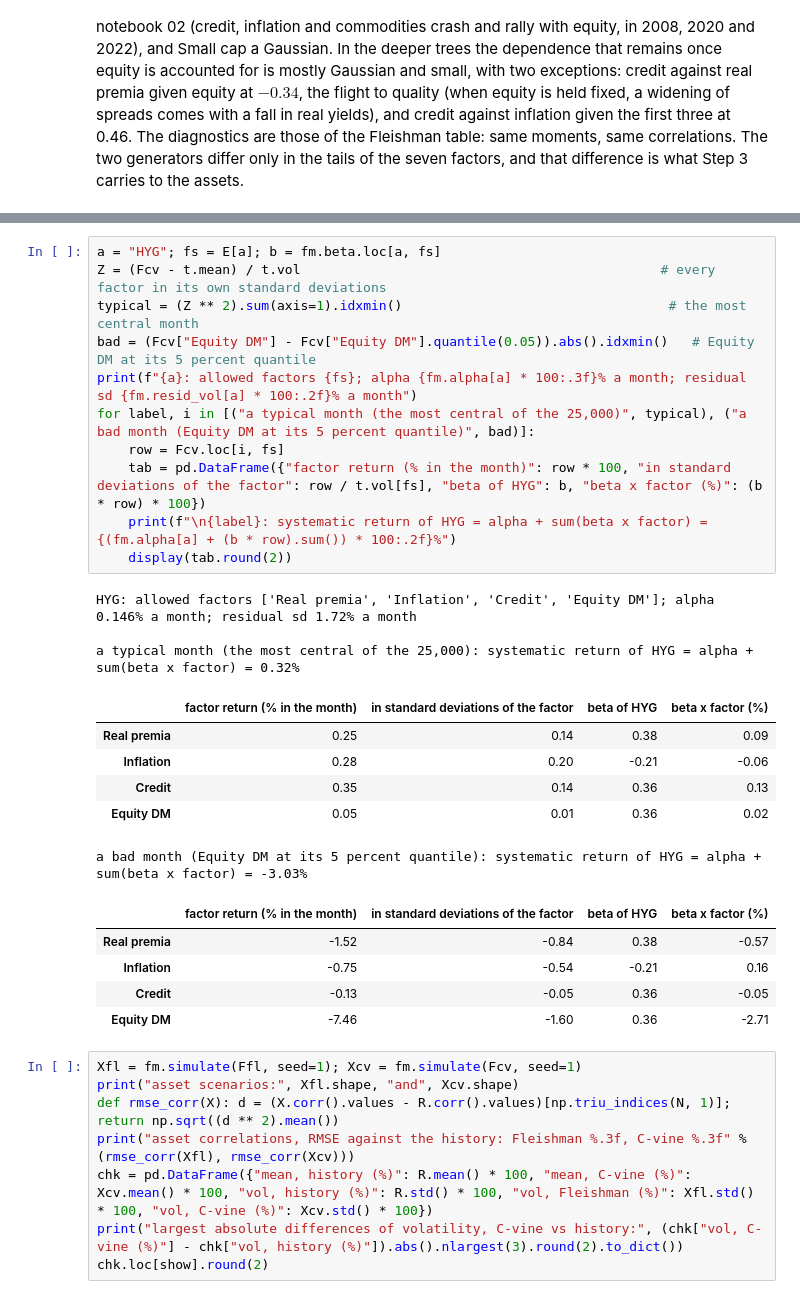
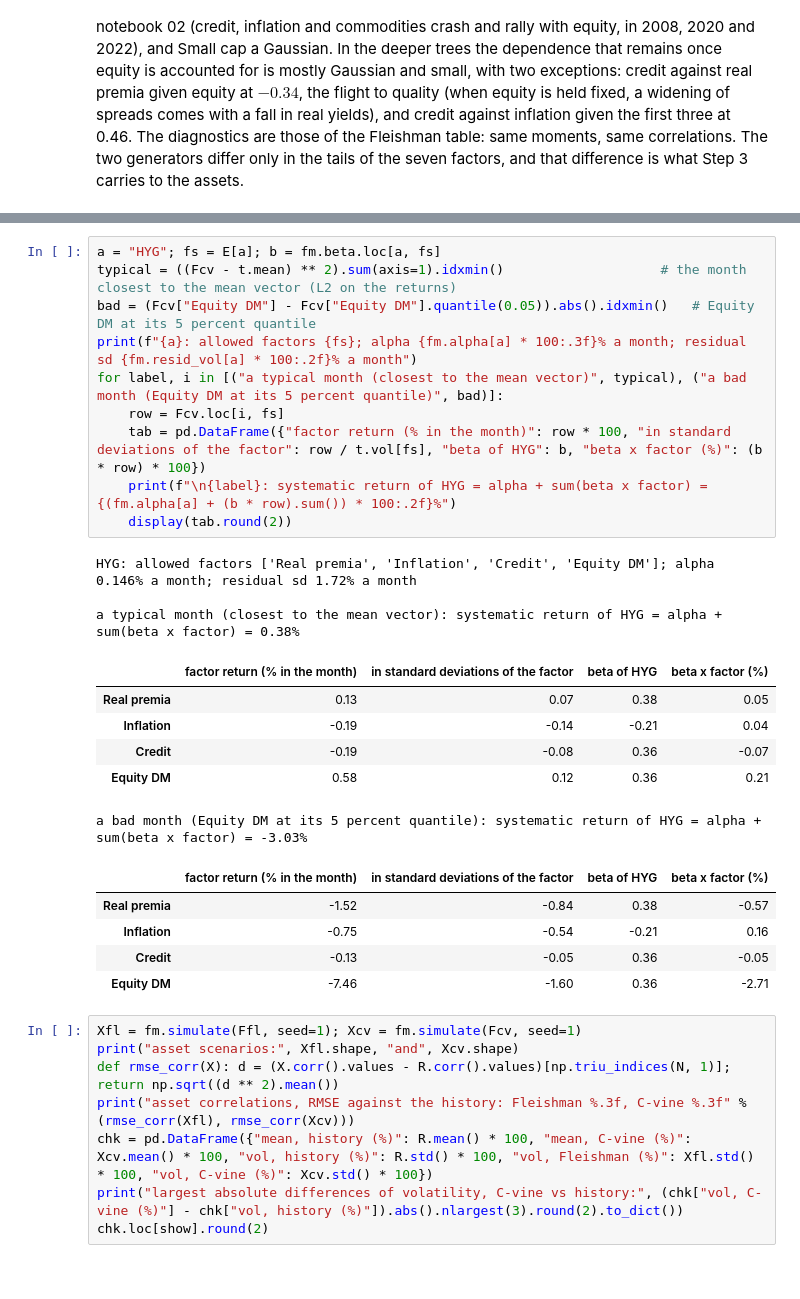
Before and after one commit to mamadouyamar/CVineMarketGen, a Jupyter notebook: examples/03_many_assets_factors.ipynb, the cells around one changed output, grey strips where cells are left out. Drawn from its saved outputs; the diff is of its cells as text.

```diff
--- a/examples/03_many_assets_factors.ipynb
+++ b/examples/03_many_assets_factors.ipynb
@@ -474,23 +476,22 @@ factors it loads on.
 # %%
 a = "HYG"; fs = E[a]; b = fm.beta.loc[a, fs]
-Z = (Fcv - t.mean) / t.vol                                              # every factor in its own standard deviations
-typical = (Z ** 2).sum(axis=1).idxmin()                                  # the most central month
+typical = ((Fcv - t.mean) ** 2).sum(axis=1).idxmin()                    # the month closest to the mean vector (L2 on the returns)
 bad = (Fcv["Equity DM"] - Fcv["Equity DM"].quantile(0.05)).abs().idxmin()   # Equity DM at its 5 percent quantile
 print(f"{a}: allowed factors {fs}; alpha {fm.alpha[a] * 100:.3f}% a month; residual sd {fm.resid_vol[a] * 100:.2f}% a month")
-for label, i in [("a typical month (the most central of the 25,000)", typical), ("a bad month (Equity DM at its 5 percent quantile)", bad)]:
+for label, i in [("a typical month (closest to the mean vector)", typical), ("a bad month (Equity DM at its 5 percent quantile)", bad)]:
     row = Fcv.loc[i, fs]
     tab = pd.DataFrame({"factor return (% in the month)": row * 100, "in standard deviations of the factor": row / t.vol[fs], "beta of HYG": b, "beta x factor (%)": (b * row) * 100})
     print(f"\n{label}: systematic return of HYG = alpha + sum(beta x factor) = {(fm.alpha[a] + (b * row).sum()) * 100:.2f}%")
     display(tab.round(2))
 # %% [output]
 HYG: allowed factors ['Real premia', 'Inflation', 'Credit', 'Equity DM']; alpha 0.146% a month; residual sd 1.72% a month
 
-a typical month (the most central of the 25,000): systematic return of HYG = alpha + sum(beta x factor) = 0.32%
+a typical month (closest to the mean vector): systematic return of HYG = alpha + sum(beta x factor) = 0.38%
 |  | factor return (% in the month) | in standard deviations of the factor | beta of HYG | beta x factor (%) |
-| Real premia | 0.25 | 0.14 | 0.38 | 0.09 |
-| Inflation | 0.28 | 0.20 | -0.21 | -0.06 |
-| Credit | 0.35 | 0.14 | 0.36 | 0.13 |
-| Equity DM | 0.05 | 0.01 | 0.36 | 0.02 |
+| Real premia | 0.13 | 0.07 | 0.38 | 0.05 |
+| Inflation | -0.19 | -0.14 | -0.21 | 0.04 |
+| Credit | -0.19 | -0.08 | 0.36 | -0.07 |
+| Equity DM | 0.58 | 0.12 | 0.36 | 0.21 |
 a bad month (Equity DM at its 5 percent quantile): systematic return of HYG = alpha + sum(beta x factor) = -3.03%
 |  | factor return (% in the month) | in standard deviations of the factor | beta of HYG | beta x factor (%) |
 | Real premia | -1.52 | -0.84 | 0.38 | -0.57 |
```
Also changed, not shown: parts of 9 cells of this notebook.
